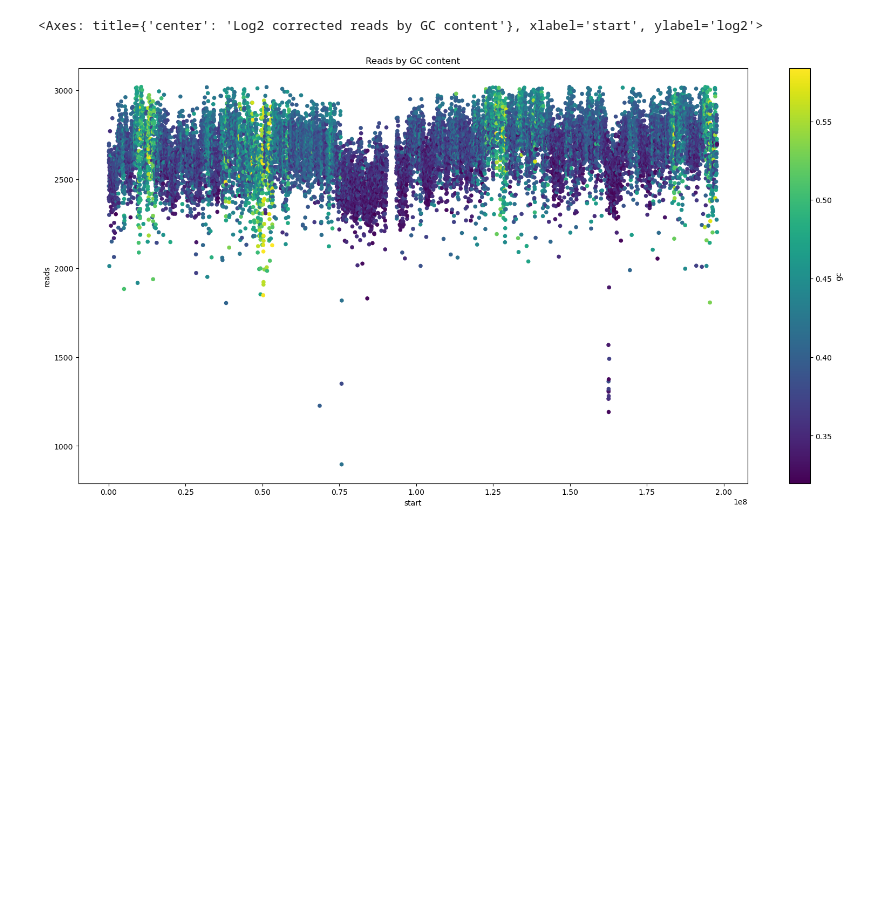
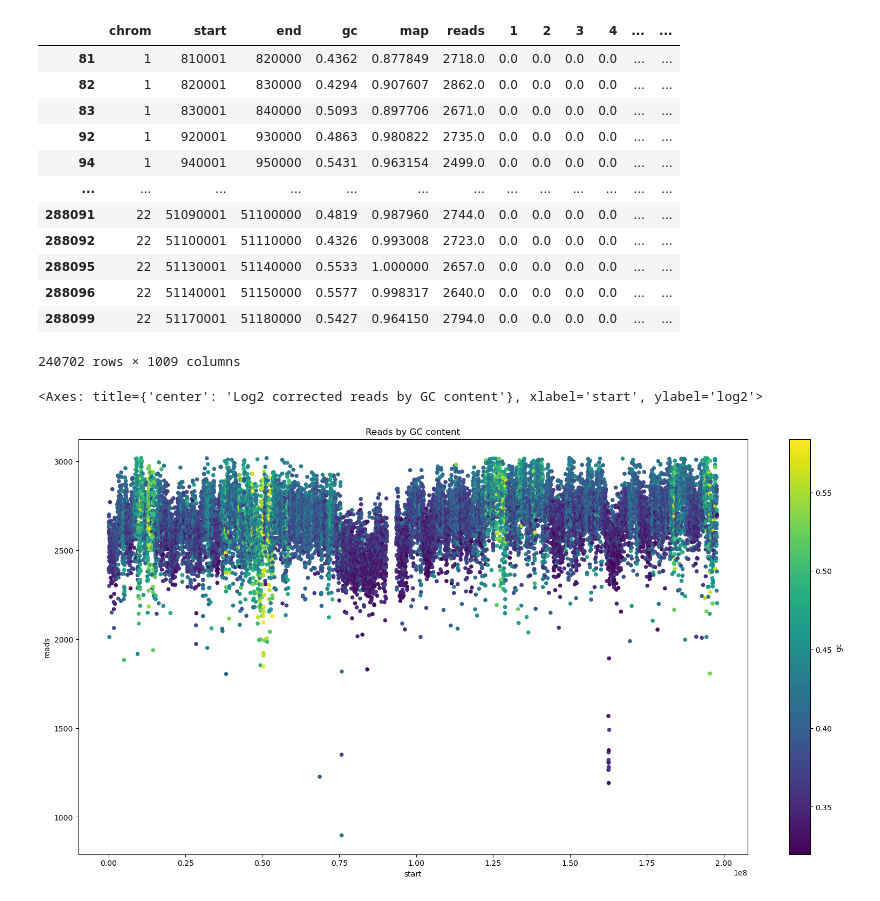
Before and after one commit to hadasvolk/FragCNA, a Jupyter notebook: utils/playground.ipynb, the cells around one changed output. Drawn from its saved outputs; the diff is of its cells as text; code cells hidden in the pictures; blank space fills up the shorter version.

```diff
--- a/utils/playground.ipynb
+++ b/utils/playground.ipynb
@@ -14,9 +14,24 @@ from read_counter import ReadCounter
 # %%
 config = configparser.ConfigParser()
 config.read('config.local.ini')
 read_counter = ReadCounter(config=config)
 read_counter.read_rd()
 regions = read_counter.process_regions()
+regions
+# %% [output]
+|  | chrom | start | end | gc | map | reads | 1 | 2 | 3 | 4 | ... | ... |
+| 81 | 1 | 810001 | 820000 | 0.4362 | 0.877849 | 2718.0 | 0.0 | 0.0 | 0.0 | 0.0 | ... | ... |
+| 82 | 1 | 820001 | 830000 | 0.4294 | 0.907607 | 2862.0 | 0.0 | 0.0 | 0.0 | 0.0 | ... | ... |
+| 83 | 1 | 830001 | 840000 | 0.5093 | 0.897706 | 2671.0 | 0.0 | 0.0 | 0.0 | 0.0 | ... | ... |
+| 92 | 1 | 920001 | 930000 | 0.4863 | 0.980822 | 2735.0 | 0.0 | 0.0 | 0.0 | 0.0 | ... | ... |
+| 94 | 1 | 940001 | 950000 | 0.5431 | 0.963154 | 2499.0 | 0.0 | 0.0 | 0.0 | 0.0 | ... | ... |
+| ... | ... | ... | ... | ... | ... | ... | ... | ... | ... | ... | ... | ... |
+| 288091 | 22 | 51090001 | 51100000 | 0.4819 | 0.987960 | 2744.0 | 0.0 | 0.0 | 0.0 | 0.0 | ... | ... |
+| 288092 | 22 | 51100001 | 51110000 | 0.4326 | 0.993008 | 2723.0 | 0.0 | 0.0 | 0.0 | 0.0 | ... | ... |
+| 288095 | 22 | 51130001 | 51140000 | 0.5533 | 1.000000 | 2657.0 | 0.0 | 0.0 | 0.0 | 0.0 | ... | ... |
+| 288096 | 22 | 51140001 | 51150000 | 0.5577 | 0.998317 | 2640.0 | 0.0 | 0.0 | 0.0 | 0.0 | ... | ... |
+| 288099 | 22 | 51170001 | 51180000 | 0.5427 | 0.964150 | 2794.0 | 0.0 | 0.0 | 0.0 | 0.0 | ... | ... |
+240702 rows × 1009 columns
 # %%
 regions[regions['chrom'] == '3'].plot.scatter(x='start', y='reads', c='gc', colormap='viridis', figsize=(20,10), title='Reads by GC content')
 regions[regions['chrom'] == '3'].plot.scatter(x='start', y='gc_corrected', c='gc', colormap='viridis', figsize=(20,10), title='GC corrected reads by GC content')
```
Also changed, not shown: 1 other file.
